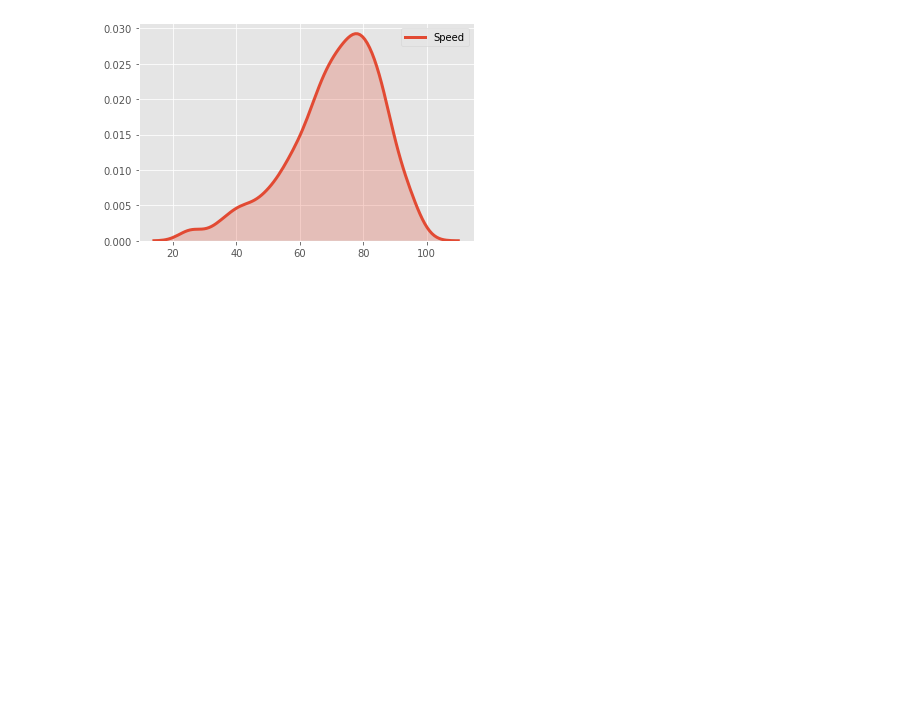
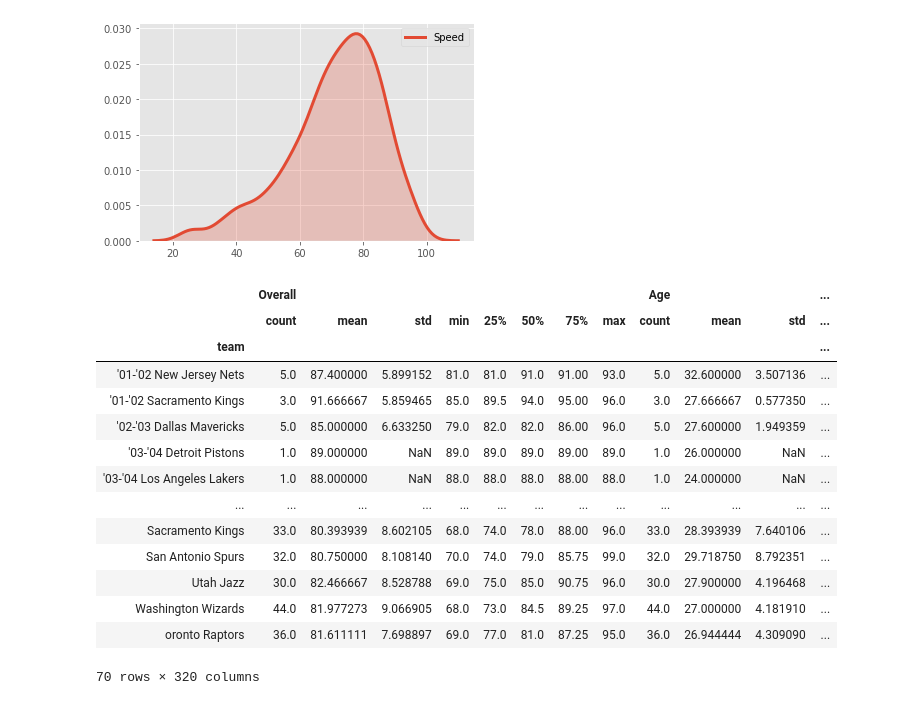
Before and after one commit to brandonmojica/2k_my_teams_analysis, a Jupyter notebook: 2k_myteams_data_cleaning_2.ipynb, the cells around one changed output. Drawn from its saved outputs; the diff is of its cells as text; code cells hidden in the pictures; blank space fills up the shorter version.

```diff
--- a/2k_myteams_data_cleaning_2.ipynb
+++ b/2k_myteams_data_cleaning_2.ipynb
@@ -329,3 +336,23 @@ sns.distplot(players_not_duke_arr, hist = False, kde = True,
 # %% [output]
 <matplotlib.axes._subplots.AxesSubplot at 0x...>
 [figure]
+# %%
+team = myteam_player_data.groupby('team')
+# %%
+team.describe()
+# %% [output]
+|  | Overall |  |  |  |  |  |  |  | Age |  |  | ... |
+|  | count | mean | std | min | 25% | 50% | 75% | max | count | mean | std | ... |
+| team |  |  |  |  |  |  |  |  |  |  |  | ... |
+| '01-'02 New Jersey Nets | 5.0 | 87.400000 | 5.899152 | 81.0 | 81.0 | 91.0 | 91.00 | 93.0 | 5.0 | 32.600000 | 3.507136 | ... |
+| '01-'02 Sacramento Kings | 3.0 | 91.666667 | 5.859465 | 85.0 | 89.5 | 94.0 | 95.00 | 96.0 | 3.0 | 27.666667 | 0.577350 | ... |
+| '02-'03 Dallas Mavericks | 5.0 | 85.000000 | 6.633250 | 79.0 | 82.0 | 82.0 | 86.00 | 96.0 | 5.0 | 27.600000 | 1.949359 | ... |
+| '03-'04 Detroit Pistons | 1.0 | 89.000000 | NaN | 89.0 | 89.0 | 89.0 | 89.00 | 89.0 | 1.0 | 26.000000 | NaN | ... |
+| '03-'04 Los Angeles Lakers | 1.0 | 88.000000 | NaN | 88.0 | 88.0 | 88.0 | 88.00 | 88.0 | 1.0 | 24.000000 | NaN | ... |
+| ... | ... | ... | ... | ... | ... | ... | ... | ... | ... | ... | ... | ... |
+| Sacramento Kings | 33.0 | 80.393939 | 8.602105 | 68.0 | 74.0 | 78.0 | 88.00 | 96.0 | 33.0 | 28.393939 | 7.640106 | ... |
+| San Antonio Spurs | 32.0 | 80.750000 | 8.108140 | 70.0 | 74.0 | 79.0 | 85.75 | 99.0 | 32.0 | 29.718750 | 8.792351 | ... |
+| Utah Jazz | 30.0 | 82.466667 | 8.528788 | 69.0 | 75.0 | 85.0 | 90.75 | 96.0 | 30.0 | 27.900000 | 4.196468 | ... |
+| Washington Wizards | 44.0 | 81.977273 | 9.066905 | 68.0 | 73.0 | 84.5 | 89.25 | 97.0 | 44.0 | 27.000000 | 4.181910 | ... |
+| oronto Raptors | 36.0 | 81.611111 | 7.698897 | 69.0 | 77.0 | 81.0 | 87.25 | 95.0 | 36.0 | 26.944444 | 4.309090 | ... |
+70 rows × 320 columns
```
Also changed, not shown: parts of 10 cells of this notebook, 2 other files.
